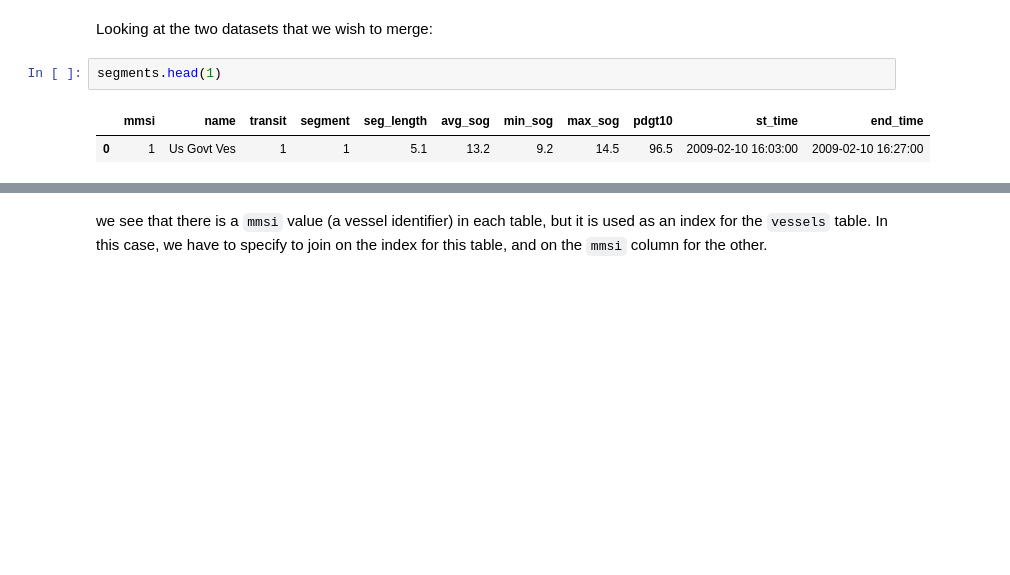
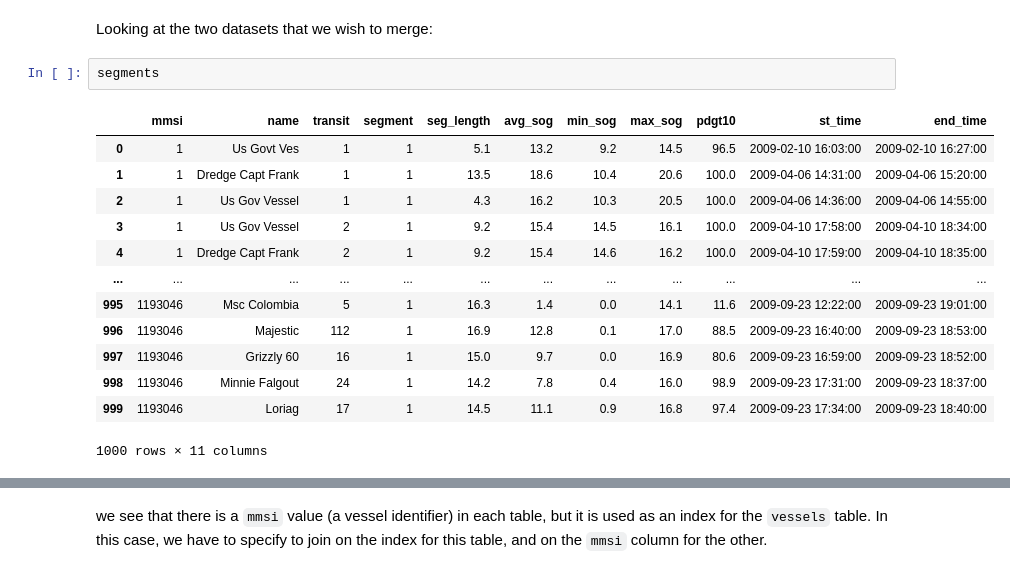
Before and after one commit to thdai2000/ada, a Jupyter notebook: Exercises/01 - Handling data/Intro to Pandas II.ipynb, the cells around one changed output, grey strips where cells are left out. Saved outputs shown, nothing was run; the diff lists cells and outputs as text; blank space fills up the shorter version.

```diff
--- a/Exercises/01 - Handling data/Intro to Pandas II.ipynb
+++ b/Exercises/01 - Handling data/Intro to Pandas II.ipynb
@@ -236,8 +299,19 @@ The **outer join** above yields the union of the two tables, so all rows are rep
 # %% [markdown]
 Looking at the two datasets that we wish to merge:
 # %%
-segments.head(1)
+segments
 # %% [output]
 |  | mmsi | name | transit | segment | seg_length | avg_sog | min_sog | max_sog | pdgt10 | st_time | end_time |
 | 0 | 1 | Us Govt Ves | 1 | 1 | 5.1 | 13.2 | 9.2 | 14.5 | 96.5 | 2009-02-10 16:03:00 | 2009-02-10 16:27:00 |
+| 1 | 1 | Dredge Capt Frank | 1 | 1 | 13.5 | 18.6 | 10.4 | 20.6 | 100.0 | 2009-04-06 14:31:00 | 2009-04-06 15:20:00 |
+| 2 | 1 | Us Gov Vessel | 1 | 1 | 4.3 | 16.2 | 10.3 | 20.5 | 100.0 | 2009-04-06 14:36:00 | 2009-04-06 14:55:00 |
+| 3 | 1 | Us Gov Vessel | 2 | 1 | 9.2 | 15.4 | 14.5 | 16.1 | 100.0 | 2009-04-10 17:58:00 | 2009-04-10 18:34:00 |
+| 4 | 1 | Dredge Capt Frank | 2 | 1 | 9.2 | 15.4 | 14.6 | 16.2 | 100.0 | 2009-04-10 17:59:00 | 2009-04-10 18:35:00 |
+| ... | ... | ... | ... | ... | ... | ... | ... | ... | ... | ... | ... |
+| 995 | 1193046 | Msc Colombia | 5 | 1 | 16.3 | 1.4 | 0.0 | 14.1 | 11.6 | 2009-09-23 12:22:00 | 2009-09-23 19:01:00 |
+| 996 | 1193046 | Majestic | 112 | 1 | 16.9 | 12.8 | 0.1 | 17.0 | 88.5 | 2009-09-23 16:40:00 | 2009-09-23 18:53:00 |
+| 997 | 1193046 | Grizzly 60 | 16 | 1 | 15.0 | 9.7 | 0.0 | 16.9 | 80.6 | 2009-09-23 16:59:00 | 2009-09-23 18:52:00 |
+| 998 | 1193046 | Minnie Falgout | 24 | 1 | 14.2 | 7.8 | 0.4 | 16.0 | 98.9 | 2009-09-23 17:31:00 | 2009-09-23 18:37:00 |
+| 999 | 1193046 | Loriag | 17 | 1 | 14.5 | 11.1 | 0.9 | 16.8 | 97.4 | 2009-09-23 17:34:00 | 2009-09-23 18:40:00 |
+1000 rows × 11 columns
 # %%
```
Also changed, not shown: parts of 48 cells of this notebook, 1 other file.
